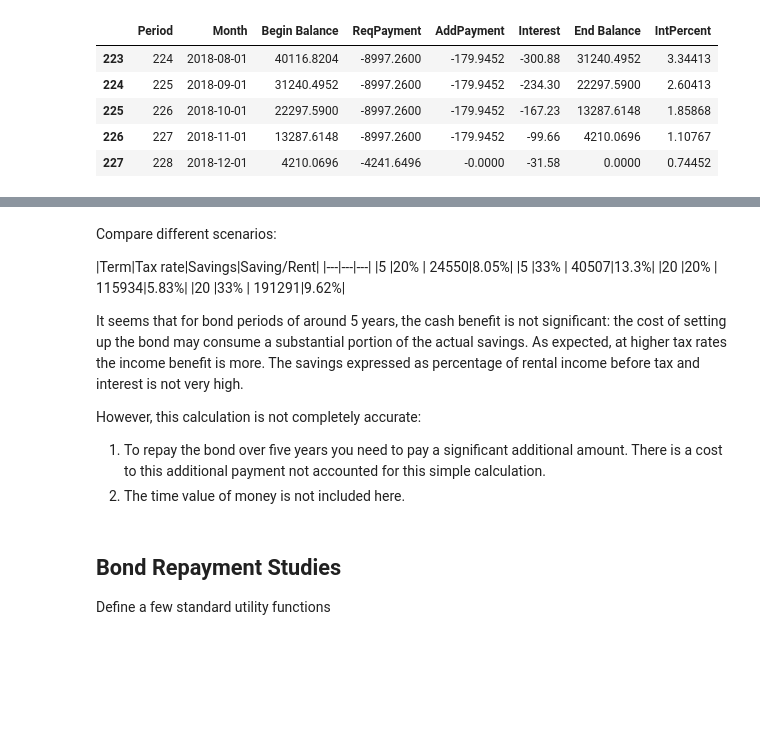
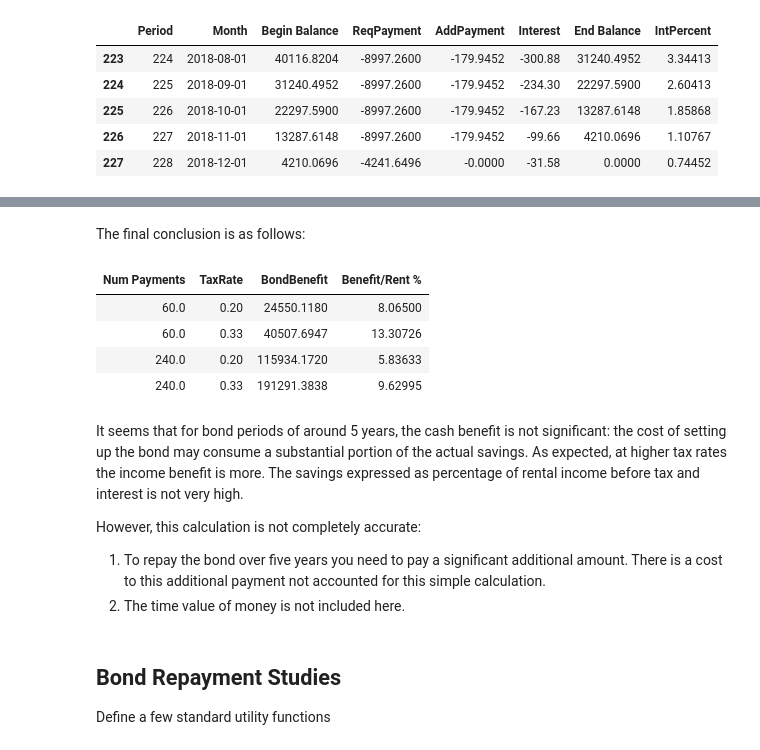
Before and after one commit to NelisW/RetirementPlanning, a Jupyter notebook: PersonalFinancialPlanning.ipynb, the cells around one changed output, grey strips where cells are left out. Drawn from its saved outputs; the diff is of its cells as text; code cells hidden in the pictures; blank space fills up the shorter version.

```diff
--- a/PersonalFinancialPlanning.ipynb
+++ b/PersonalFinancialPlanning.ipynb
@@ -439,15 +446,20 @@ dtype: float64
+# %% [markdown]
+The final conclusion is as follows:
+# %%
+# to compare different bond and tax rate scenarios
+drops = ['AddPayment','Bond','IncomeNoInter','IncomeWithInter',
+         'InitRent','ReqPayment','TaxNoInter','TaxWithInter','Total Rent','Interest Rate']
+df = dfSum.drop(drops,axis=1)
+df = df[['Num Payments','TaxRate','BondBenefit','Benefit/Rent %']]
+display(HTML(df.to_html(index=False)))
+# %% [output]
+| Num Payments | TaxRate | BondBenefit | Benefit/Rent % |
+| 60.0 | 0.20 | 24550.1180 | 8.06500 |
+| 60.0 | 0.33 | 40507.6947 | 13.30726 |
+| 240.0 | 0.20 | 115934.1720 | 5.83633 |
+| 240.0 | 0.33 | 191291.3838 | 9.62995 |
 # %% [markdown]
-Compare different scenarios:
-
-|Term|Tax rate|Savings|Saving/Rent|
-|---|---|---|
-|5 |20% | 24550|8.05%|
-|5 |33% | 40507|13.3%|
-|20 |20% | 115934|5.83%|
-|20 |33% | 191291|9.62%|
-
 It seems that for bond periods of around 5 years, the cash benefit is not significant: the cost of setting up the bond may consume a substantial portion of the actual savings. As expected, at higher tax rates the income benefit is more. The savings expressed as percentage of rental income before tax and interest is not very high.
-
 
 However, this calculation is not completely accurate:
 1. To repay the bond over five years you need to pay a significant additional amount. There is a cost to this additional payment not accounted for this simple calculation.
```
Also changed, not shown: parts of 11 cells of this notebook.
